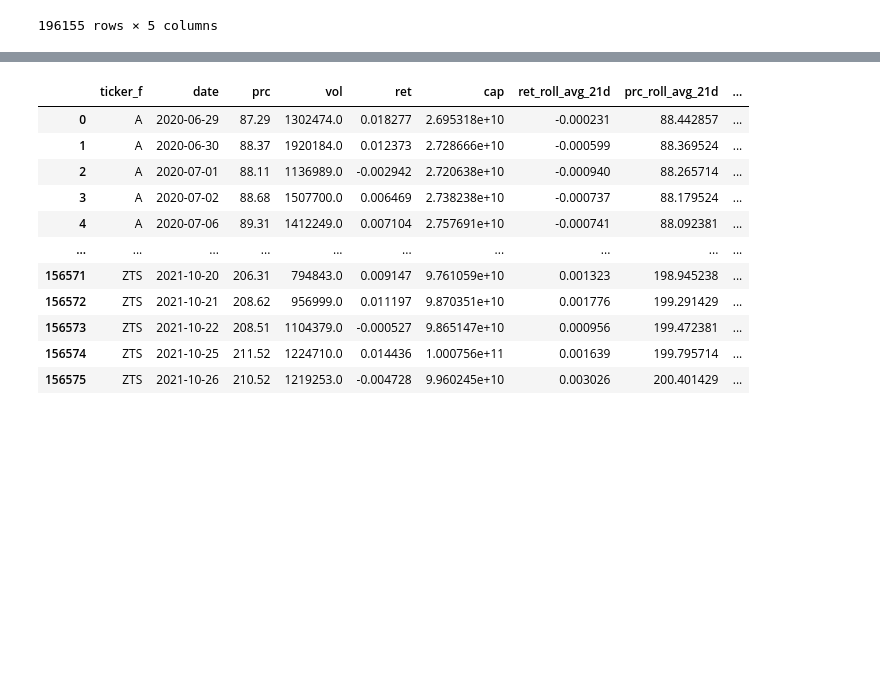
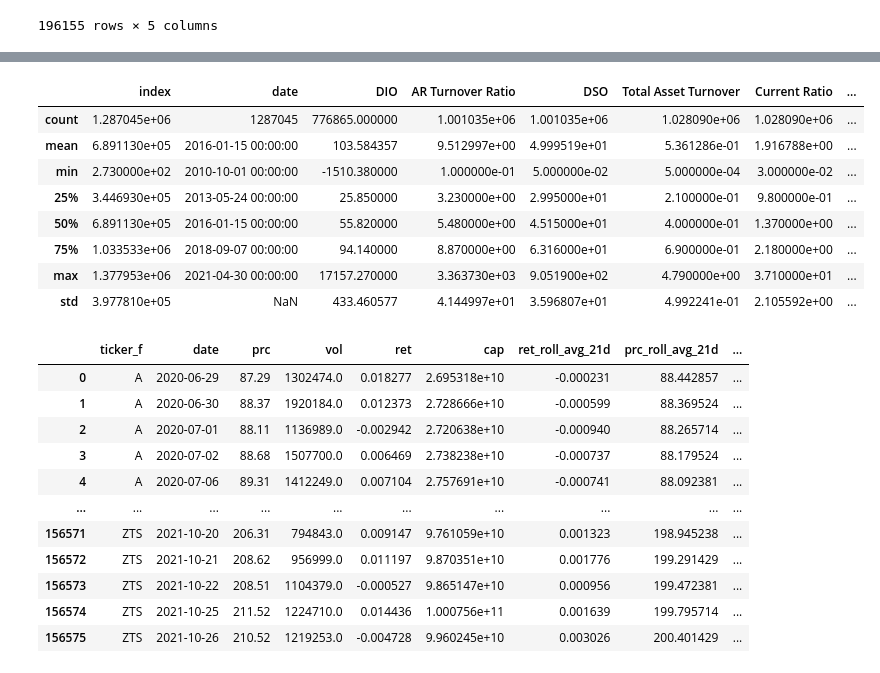
Before and after one commit to sitdownkevin/stocktwits, a Jupyter notebook: data_process_I.ipynb, the cells around one changed output, grey strips where cells are left out. Saved outputs shown, nothing was run; the diff lists cells and outputs as text; code cells hidden in the pictures; blank space fills up the shorter version.

```diff
--- a/data_process_I.ipynb
+++ b/data_process_I.ipynb
@@ -168,3 +218,15 @@ df_fr.set_index(['ticker_f', 'year', 'month'])
+# %%
+df_combined.describe()
+# %% [output]
+|  | index | date | DIO | AR Turnover Ratio | DSO | Total Asset Turnover | Current Ratio | ... |
+| count | 1.287045e+06 | 1287045 | 776865.000000 | 1.001035e+06 | 1.001035e+06 | 1.028090e+06 | 1.028090e+06 | ... |
+| mean | 6.891130e+05 | 2016-01-15 00:00:00 | 103.584357 | 9.512997e+00 | 4.999519e+01 | 5.361286e-01 | 1.916788e+00 | ... |
+| min | 2.730000e+02 | 2010-10-01 00:00:00 | -1510.380000 | 1.000000e-01 | 5.000000e-02 | 5.000000e-04 | 3.000000e-02 | ... |
+| 25% | 3.446930e+05 | 2013-05-24 00:00:00 | 25.850000 | 3.230000e+00 | 2.995000e+01 | 2.100000e-01 | 9.800000e-01 | ... |
+| 50% | 6.891130e+05 | 2016-01-15 00:00:00 | 55.820000 | 5.480000e+00 | 4.515000e+01 | 4.000000e-01 | 1.370000e+00 | ... |
+| 75% | 1.033533e+06 | 2018-09-07 00:00:00 | 94.140000 | 8.870000e+00 | 6.316000e+01 | 6.900000e-01 | 2.180000e+00 | ... |
+| max | 1.377953e+06 | 2021-04-30 00:00:00 | 17157.270000 | 3.363730e+03 | 9.051900e+02 | 4.790000e+00 | 3.710000e+01 | ... |
+| std | 3.977810e+05 | NaN | 433.460577 | 4.144997e+01 | 3.596807e+01 | 4.992241e-01 | 2.105592e+00 | ... |
 # %%
 # Price
 df_price = pd.read_csv(os.path.join(data_dir, 'price', 'SP500_financial_data_pivot.csv'),)
```
Also changed, not shown: parts of 3 cells of this notebook, 1 other file.
